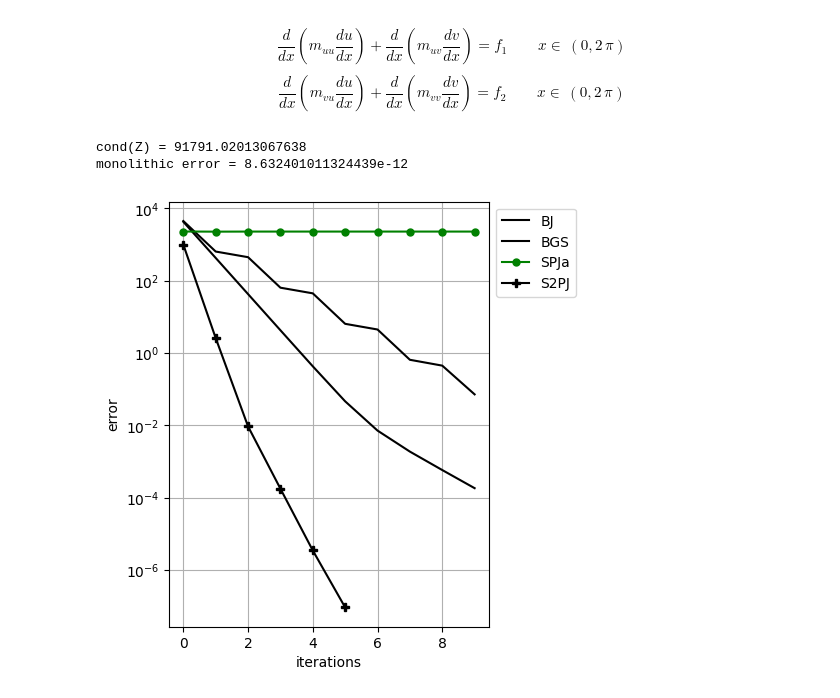
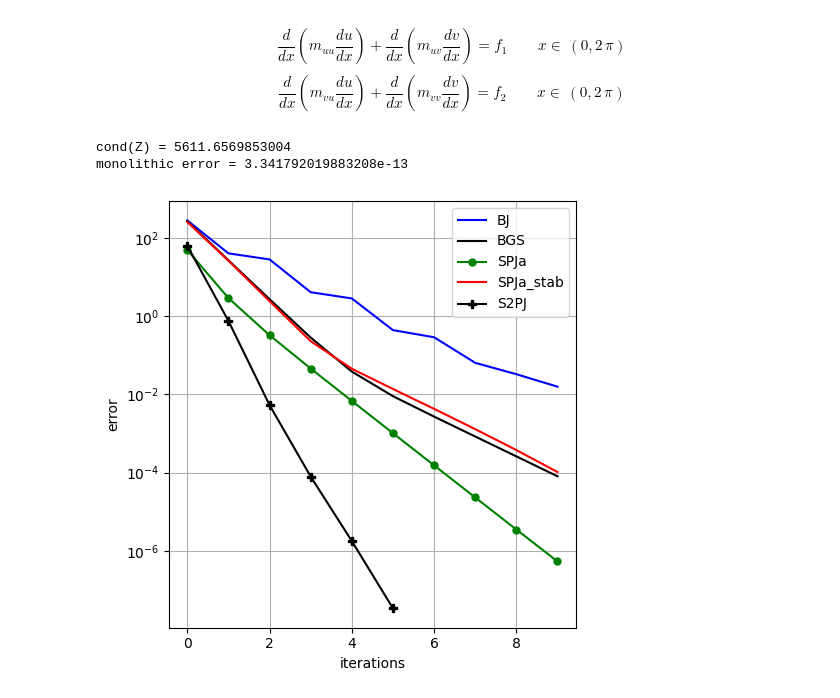
Before and after one commit to multiform-UoN/splittingschemes, a Jupyter notebook: python/fvm1D_quadLaplacian.ipynb, the cells around one changed output. Drawn from its saved outputs; the diff is of its cells as text; code cells hidden in the pictures.

```diff
--- a/python/fvm1D_quadLaplacian.ipynb
+++ b/python/fvm1D_quadLaplacian.ipynb
@@ -73,7 +73,7 @@ def f_2(x, kwargs):
     return dfmvudx(x, kwargs)*du_soldx(x, kwargs) + fmvu(x, kwargs)*d2u_soldx2(x, kwargs) + dfmvvdx(x, kwargs)*dv_soldx(x, kwargs) + fmvv(x, kwargs)*d2v_soldx2(x, kwargs)
 # %%
 L = np.pi
-N = 128
+N = 32
 dx = np.divide(L, N)
 x = np.linspace(0, L, N+1)
 xc = np.linspace(0.5*dx, L-0.5*dx, N)
@@ -144,6 +144,10 @@ u_La, v_La, res_La, nit_La = mylib.method_Lscheme(A, B, C, D, f1, f2, nit_max, t
 u_Lu, v_Lu, res_Lu, nit_Lu = mylib.method_Lscheme(A, B, C, D, f1, f2, nit_max, toll, type="L_on_u", L=-0.1)
 u_Lv, v_Lv, res_Lv, nit_Lv = mylib.method_Lscheme(A, B, C, D, f1, f2, nit_max, toll, type="L_on_v", L=-0.1)
 
+u_SPJa_stab, v_SPJa_stab, res_SPJa_stab, nitfinal_SPJa_stab = mylib.method_SPJ_stab(A, B, C, D, f1, f2, nit_max, toll, type='alternate')
+u_SPJu_stab, v_SPJu_stab, res_SPJu_stab, nitfinal_SPJu_stab = mylib.method_SPJ_stab(A, B, C, D, f1, f2, nit_max, toll, type='shur_on_u')
+u_SPJv_stab, v_SPJv_stab, res_SPJv_stab, nitfinal_SPJv_stab = mylib.method_SPJ_stab(A, B, C, D, f1, f2, nit_max, toll, type='shur_on_v')
+
 
 Z = Z.toarray()
 A = A.toarray()
@@ -158,9 +162,10 @@ print(f"monolithic error = {np.linalg.norm(f-np.dot(Z,sol))}")
 
 plt.figure(dpi=100, figsize=(5,5))
 nn = 5
-plt.semilogy(res_BJ,  'k'  , label=f"BJ")
+plt.semilogy(res_BJ,  'b'  , label=f"BJ")
 plt.semilogy(res_BGS,  'k-', label=f"BGS")
 plt.semilogy(res_SPJa, 'g.-', label=f"SPJa", markersize=10)
+plt.semilogy(res_SPJa_stab, 'r-', label=f"SPJa_stab")
 # plt.semilogy(res_SPJu, 'r.-', label=f"SPJu    slope={np.round(-mylib.slope(res_SPJu[:nn]), 3)}", markersize=10)
 # plt.semilogy(res_SPJv, 'y.-', label=f"SPJv    slope={np.round(-mylib.slope(res_SPJv[:nn]), 3)}", markersize=10)
 plt.semilogy(res_S2PJ, 'kP-', label=f"S2PJ")
@@ -192,36 +197,36 @@ plt.ylabel('error')
 # #ax[0].plot(xfine, m_u(xfine, kwargs), '--g', label=r'$m_u(x)$')
 # #ax[0].plot(xfine, f_u(xfine, kwargs), '--c', label=r'$f_u(x)$')
 # ax[0].legend()
 # ax[0].grid()
 
 # ax[1].set_xlabel(r'$x$')
 # ax[1].set_ylabel(r'$v,f_v$')
 # ax[1].plot(x,  0*x, '|', color='k', markersize=6.0)
 # ax[1].plot(xc, 0*xc, '.', color='k', markersize=2.0)
 # ax[1].plot(x, mylib.fvm_reconstruct_1D(v), 'sk' , label=r'$v_{rec,monolithic}$', linewidth=linewidth)
 # ax[1].plot(x, mylib.fvm_reconstruct_1D(v_BGS), '.y' , label=r'$u_{rec,BGS}$',    linewidth=linewidth)
 # ax[1].plot(x, mylib.fvm_reconstruct_1D(v_SPJa), '.k' , label=r'$v_{rec,SPJa}$',  linewidth=linewidth)
 # ax[1].plot(x, mylib.fvm_reconstruct_1D(v_SPJu), '.r' , label=r'$v_{rec,SPJu}$',  linewidth=linewidth)
 # ax[1].plot(x, mylib.fvm_reconstruct_1D(v_SPJv), '.b' , label=r'$v_{rec,SPJv}$',  linewidth=linewidth)
 # ax[1].plot(x, mylib.fvm_reconstruct_1D(v_S2PJ), '.g' , label=r'$u_{rec,S2PJ}$',  linewidth=linewidth)
 # # ax[1].plot(xc, v, '_y', label=r'$\frac{1}{|cell|}\int v\,dx$', markersize=markersize)
 # ax[1].plot(xfine, v_sol(xfine, kwargs), '-b', label=r'$v(x)$')
 # #ax[1].plot(xfine, m_v(xfine, kwargs), '--g', label=r'$m_v(x)$')
 # #ax[1].plot(xfine, f_v(xfine, kwargs), '--c', label=r'$f_v(x)$')
 # ax[1].legend()
 # ax[1].grid()
 
 # #ax[0].plot(x, mylib.fvm_reconstruct_1D(fTOT), '-g' , label='furec', linewidth=linewidth)
 # #ax[0].plot(xc, ff, '_g', label='ff', markersize=markersize)
 # #ax[0].set_ylim(bottom=-4, top=4)
 # #ax[1].set_ylim(bottom=-4, top=4)
 # #ax[0].set_xlim([-0.001,0.1])
 plt.tight_layout()
 plt.show()
 # %% [output]
-cond(Z) = 91791.02013067638
-monolithic error = 8.632401011324439e-12
+cond(Z) = 5611.6569853004
+monolithic error = 3.341792019883208e-13
-[figure, old version]
+[figure, new version]
 # %%
 L = np.pi
 N = 128
```
Also changed, not shown: parts of 1 cell of this notebook, 2 other files.
